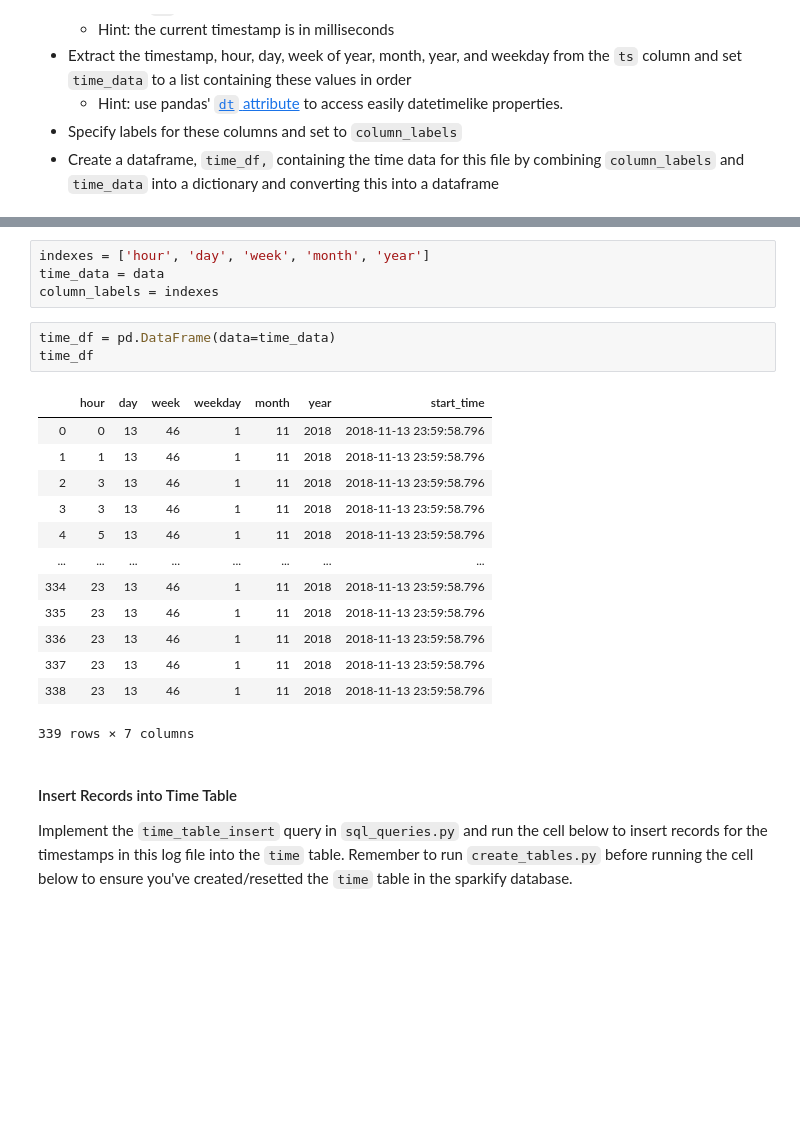
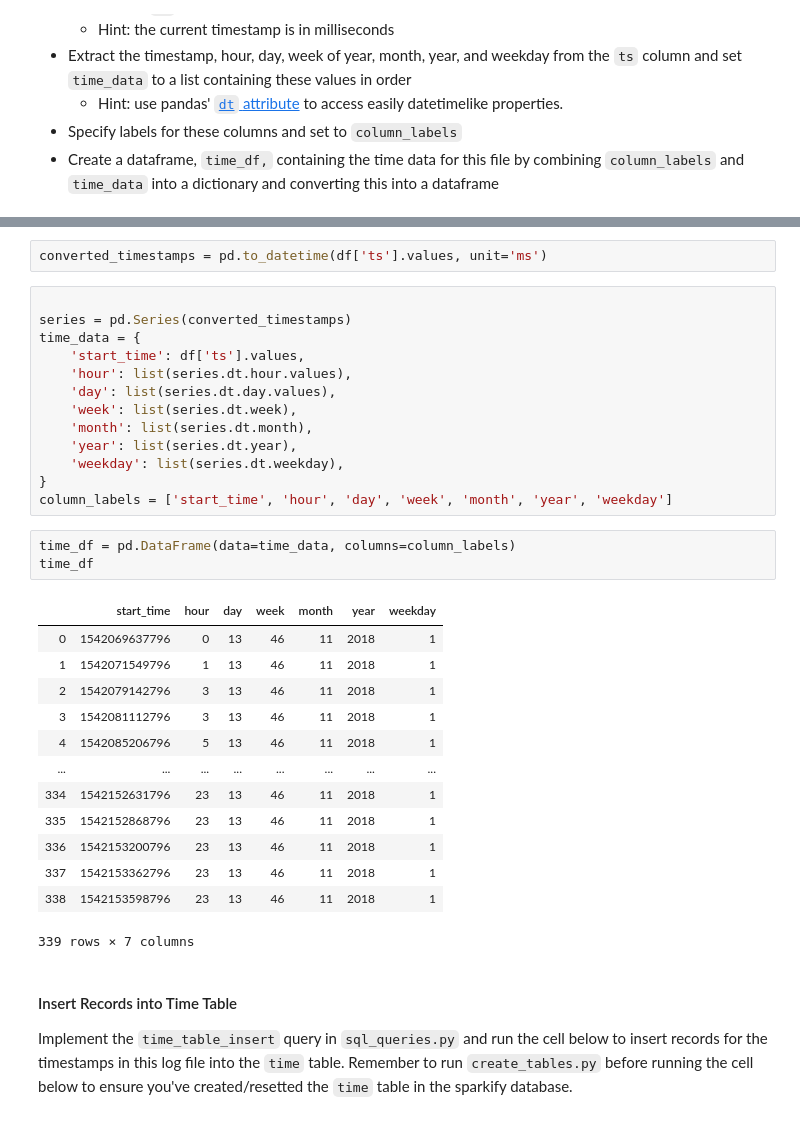
Before and after one commit to viniciusarre/sparkify-rdbms, a Jupyter notebook: etl.ipynb, the cells around one changed output, grey strips where cells are left out. Saved outputs shown, nothing was run; the diff lists cells and outputs as text; blank space fills up the shorter version.

```diff
--- a/etl.ipynb
+++ b/etl.ipynb
@@ -208,23 +139,34 @@ data
-# %%
-indexes = ['hour', 'day', 'week', 'month', 'year']
-time_data = data
-column_labels = indexes
+# %%
+converted_timestamps = pd.to_datetime(df['ts'].values, unit='ms')
+# %%
+
+series = pd.Series(converted_timestamps)
+time_data = {
+    'start_time': df['ts'].values,
+    'hour': list(series.dt.hour.values),
+    'day': list(series.dt.day.values),
+    'week': list(series.dt.week),
+    'month': list(series.dt.month),
+    'year': list(series.dt.year),
+    'weekday': list(series.dt.weekday),
+}
+column_labels = ['start_time', 'hour', 'day', 'week', 'month', 'year', 'weekday']
 # %%
-time_df = pd.DataFrame(data=time_data)
+time_df = pd.DataFrame(data=time_data, columns=column_labels)
 time_df
 # %% [output]
-|  | hour | day | week | weekday | month | year | start_time |
-| 0 | 0 | 13 | 46 | 1 | 11 | 2018 | 2018-11-13 23:59:58.796 |
-| 1 | 1 | 13 | 46 | 1 | 11 | 2018 | 2018-11-13 23:59:58.796 |
-| 2 | 3 | 13 | 46 | 1 | 11 | 2018 | 2018-11-13 23:59:58.796 |
-| 3 | 3 | 13 | 46 | 1 | 11 | 2018 | 2018-11-13 23:59:58.796 |
-| 4 | 5 | 13 | 46 | 1 | 11 | 2018 | 2018-11-13 23:59:58.796 |
+|  | start_time | hour | day | week | month | year | weekday |
+| 0 | 1542069637796 | 0 | 13 | 46 | 11 | 2018 | 1 |
+| 1 | 1542071549796 | 1 | 13 | 46 | 11 | 2018 | 1 |
+| 2 | 1542079142796 | 3 | 13 | 46 | 11 | 2018 | 1 |
+| 3 | 1542081112796 | 3 | 13 | 46 | 11 | 2018 | 1 |
+| 4 | 1542085206796 | 5 | 13 | 46 | 11 | 2018 | 1 |
 | ... | ... | ... | ... | ... | ... | ... | ... |
-| 334 | 23 | 13 | 46 | 1 | 11 | 2018 | 2018-11-13 23:59:58.796 |
-| 335 | 23 | 13 | 46 | 1 | 11 | 2018 | 2018-11-13 23:59:58.796 |
-| 336 | 23 | 13 | 46 | 1 | 11 | 2018 | 2018-11-13 23:59:58.796 |
-| 337 | 23 | 13 | 46 | 1 | 11 | 2018 | 2018-11-13 23:59:58.796 |
-| 338 | 23 | 13 | 46 | 1 | 11 | 2018 | 2018-11-13 23:59:58.796 |
+| 334 | 1542152631796 | 23 | 13 | 46 | 11 | 2018 | 1 |
+| 335 | 1542152868796 | 23 | 13 | 46 | 11 | 2018 | 1 |
+| 336 | 1542153200796 | 23 | 13 | 46 | 11 | 2018 | 1 |
+| 337 | 1542153362796 | 23 | 13 | 46 | 11 | 2018 | 1 |
+| 338 | 1542153598796 | 23 | 13 | 46 | 11 | 2018 | 1 |
 339 rows × 7 columns
 # %% [markdown]
 #### Insert Records into Time Table
```
Also changed, not shown: parts of 8 cells of this notebook, 38 other files.
